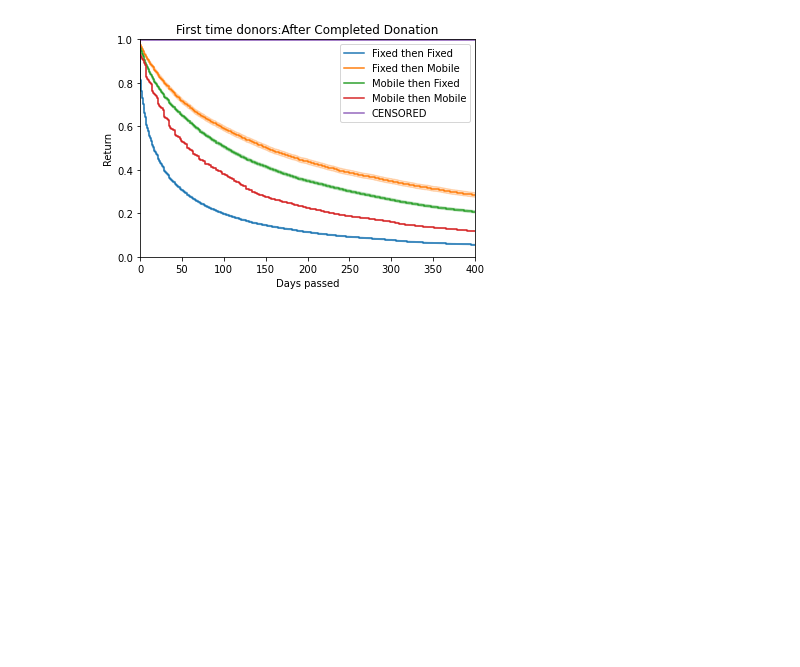
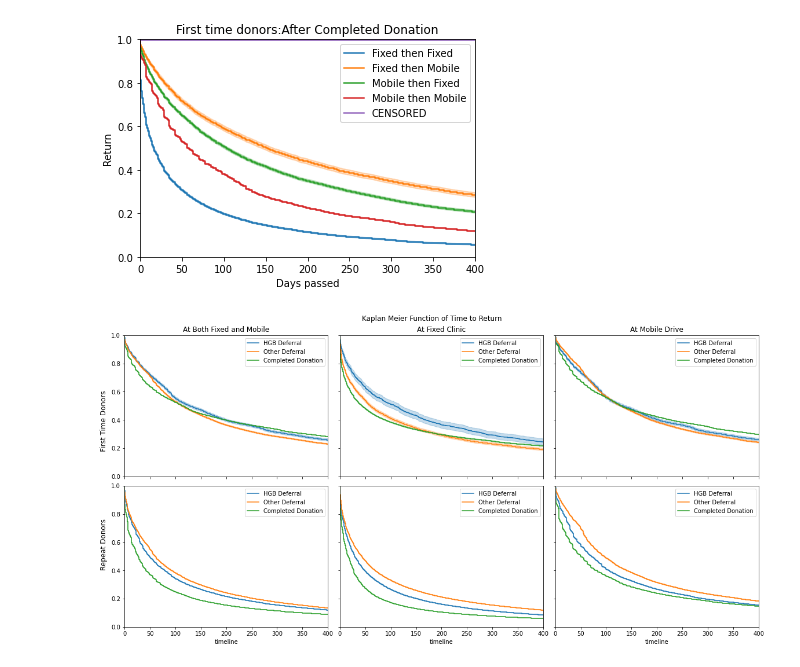
Before and after one commit to altonrus/donor-return-dynamics, a Jupyter notebook: 2_scripts/02_1_kaplan_meier.ipynb, the cells around one changed output. Cells and saved outputs as stored; diff of their text form; code cells hidden in the pictures; blank space fills up the shorter version.

```diff
--- a/2_scripts/02_1_kaplan_meier.ipynb
+++ b/2_scripts/02_1_kaplan_meier.ipynb
@@ -409,0 +411,43 @@ print('Bootstrapped survival confidence intervals:\n', bootstrapped_survival_ci.
+# %%
+
+# fig, ((ax1, ax2, ax3), (ax4, ax5, ax6)) = plt.subplots(nrows=2, ncols=2, sharex=True, sharey=True)
+fig, axes = plt.subplots(nrows=2, ncols=3,figsize=(16, 8), layout='constrained', sharex=True, sharey=True)
+ax1, ax2, ax3, ax4, ax5, ax6 = axes.flatten()
+plt.axis([0, 400, 0, 1])
+fig.suptitle('Kaplan Meier Function of Time to Return')
+
+kmf_hgb_first.plot(ax=ax1)
+kmf_other_first.plot(ax=ax1)
+kmf_comp_first.plot(ax=ax1)
+ax1.set_title('At Both Fixed and Mobile')
+
+kmf_hgb_f_first.plot(ax=ax2)
+kmf_other_f_first.plot(ax=ax2)
+kmf_comp_f_first.plot(ax=ax2)
+ax2.set_title('At Fixed Clinic')
+
+kmf_hgb_m_first.plot(ax=ax3)
+kmf_other_m_first.plot(ax=ax3)
+kmf_comp_m_first.plot(ax=ax3)
+ax3.set_title('At Mobile Drive')
+
+kmf_hgb_repeat.plot(ax=ax4)
+kmf_other_repeat.plot(ax=ax4)
+kmf_comp_repeat.plot(ax=ax4)
+
+kmf_hgb_f.plot(ax=ax5)
+kmf_other_f.plot(ax=ax5)
+kmf_comp_f.plot(ax=ax5)
+
+kmf_hgb_m.plot(ax=ax6)
+kmf_other_m.plot(ax=ax6)
+kmf_comp_m.plot(ax=ax6)
+
+#fig.supxlabel('Days Passed')
+fig.supylabel('Repeat Donors                              First Time Donors')
+
+#fig.legend(legend_handles, legend_labels, loc='upper right')
+
+plt.show()
+# %% [output]
+[figure, added]
```
Also changed, not shown: parts of 4 cells of this notebook, 4 other files.
